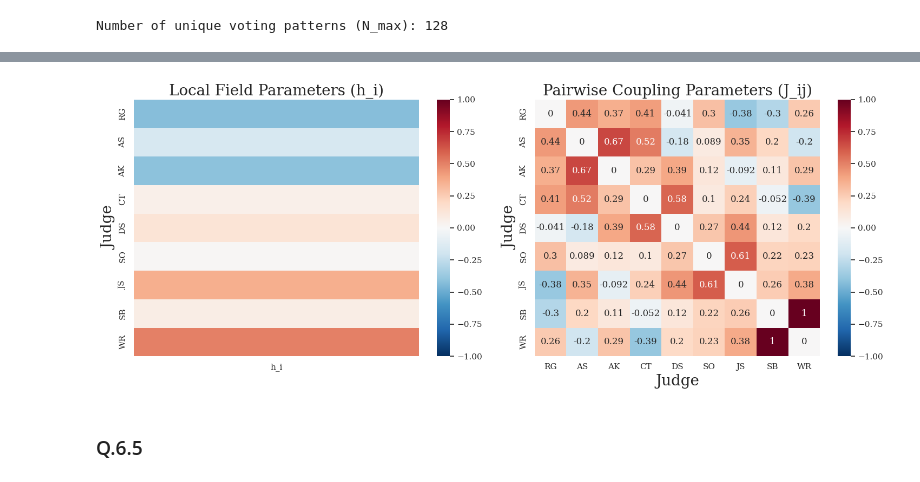
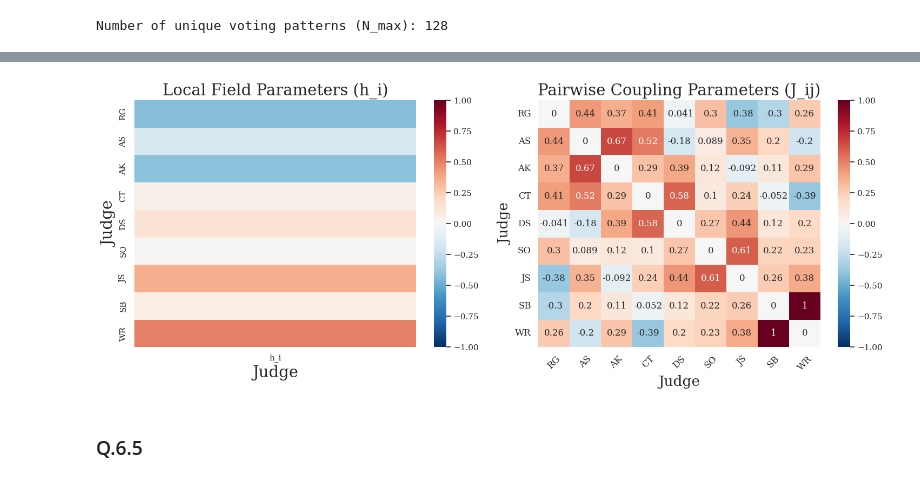
Before and after one commit to magggienn/Theory-of-Complex-Systems---1, a Jupyter notebook: src/supreme_court.ipynb, the cells around one changed output, grey strips where cells are left out. Cells and saved outputs as stored; diff of their text form; code cells hidden in the pictures.

```diff
--- a/src/supreme_court.ipynb
+++ b/src/supreme_court.ipynb
@@ -122,39 +112,44 @@ hi_reordered = [hi_df.loc[hi_df['Judge'] == judge, 'h_i'].values[0] for judge in
 # %%
 # Initialize a 9x9 matrix with zeros
 J_matrix = np.zeros((9, 9))
 
 # Fill the matrix with the provided J_ij values
 idx = 0
 for i in range(9):
     for j in range(i+1, 9):
         J_matrix[i, j] = jij[idx]
         J_matrix[j, i] = jij[idx]  # Symmetric matrix
         idx += 1
 J_df = pd.DataFrame(J_matrix, index=judge_names, columns=judge_names)
 
 # Reorder the J_ij matrix
 J_reordered = J_df.loc[reordered_indices, reordered_indices]
 
 fig, axs = plt.subplots(1, 2, figsize=(15, 6))
 
 # Plot h_i heatmap
 sns.heatmap(pd.DataFrame(hi_reordered, index=reordered_indices, columns=['h_i']),
             cmap='RdBu_r', center=0, ax=axs[0], vmin=-1, vmax=1)
-axs[0].set_title('Local Field Parameters (h_i)', fontsize=20)
-axs[0].set_ylabel('Judge',fontsize=20)
+axs[0].set_title('Local Field Parameters (h_i)', fontsize=LABELSIZE)
+axs[0].set_ylabel('Judge',fontsize=LABELSIZE)
+axs[0].set_xlabel('Judge',fontsize=LABELSIZE)
+
+
 
 
 # Plot J_ij heatmap
 sns.heatmap(J_reordered, cmap='RdBu_r', vmin=-1, vmax=1.0, ax=axs[1],annot=True)
-axs[1].set_title('Pairwise Coupling Parameters (J_ij)', fontsize=20)
-axs[1].set_xlabel('Judge', fontsize=20)
-axs[1].set_ylabel('Judge', fontsize=20)
+axs[1].set_title('Pairwise Coupling Parameters (J_ij)', fontsize=LABELSIZE)
+axs[1].set_xlabel('Judge', fontsize=TICKSIZE)
+axs[1].set_ylabel('Judge', fontsize=TICKSIZE)
+axs[1].set_xticklabels(reordered_indices, rotation=45, fontsize=TICKSIZE-7)
+axs[1].set_yticklabels(reordered_indices, rotation=0, fontsize=TICKSIZE-7)
 
 plt.tight_layout()
 plt.savefig('..\\results\\us_court\\another_correlation.pdf', dpi=300, bbox_inches='tight')
 plt.show()
 # %% [output]
-[figure, old version]
+[figure, new version]
 # %% [markdown]
 ### Q.6.5
 # %%
```
Also changed, not shown: parts of 10 cells of this notebook, 16 other files.
